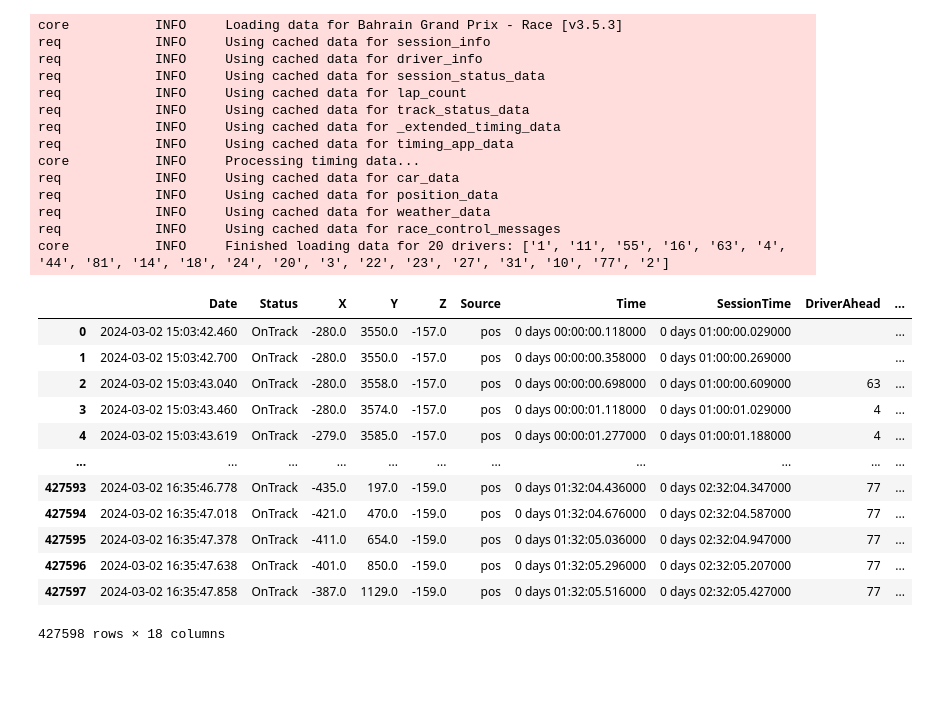
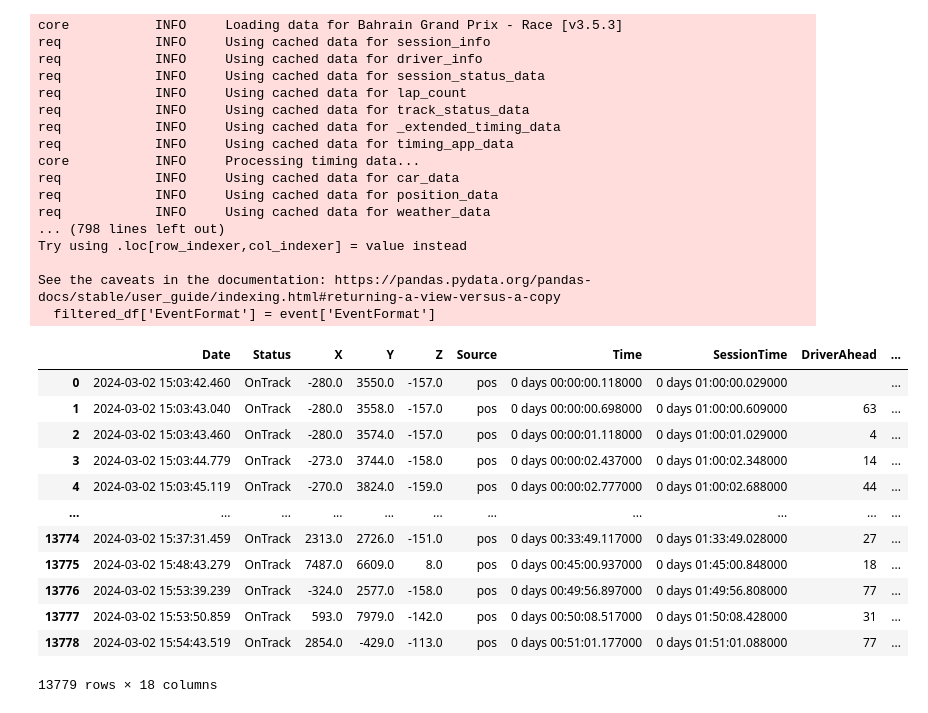
Before and after one commit to MaxwellBo/dataviz, a Jupyter notebook: src/notebook.ipynb, the cells around one changed output. Cells and saved outputs as stored; diff of their text form; code cells hidden in the pictures; blank space fills up the shorter version.

```diff
--- a/src/notebook.ipynb
+++ b/src/notebook.ipynb
@@ -47,59 +28,60 @@ for year in YEARS:
     session.load(telemetry=True)
 
     for driver in session.drivers:
-      d = session.laps.pick_drivers(driver).get_pos_data().add_driver_ahead()
+      df = session.laps.pick_drivers(driver).get_pos_data().add_driver_ahead()
 
       mask = (df['DriverAhead'].shift() != df['DriverAhead']) & \
             (df['DriverAhead'].notna()) & \
             (df['DriverAhead'].shift().notna())
 
-      # Include the first row if it has a driver ahead
       first_row_mask = df.index == 0
       if len(df) > 0 and pd.notna(df.loc[0, 'DriverAhead']):
           mask = mask | first_row_mask
 
-      # Filter the DataFrame
       filtered_df = df[mask]
 
-      dpp['DriverId'] = driver
-      dpp['DriverName'] = session.get_driver(driver).FullName
-      dpp['RoundNumber'] = event['RoundNumber']
-      dpp['Country'] = event['Country']
-      dpp['Location'] = event['Location']
-      dpp['OfficialEventName'] = event['OfficialEventName']
-      # dpp['EventDate'] = event['EventDate']
-      dpp['EventName'] = event['EventName']
-      dpp['EventFormat'] = event['EventFormat']
+      filtered_df['DriverId'] = driver
+      filtered_df['DriverName'] = session.get_driver(driver).FullName
+      filtered_df['RoundNumber'] = event['RoundNumber']
+      filtered_df['Country'] = event['Country']
+      filtered_df['Location'] = event['Location']
+      filtered_df['OfficialEventName'] = event['OfficialEventName']
+      # filtered_df['EventDate'] = event['EventDate']
+      filtered_df['EventName'] = event['EventName']
+      filtered_df['EventFormat'] = event['EventFormat']
 
-      acc.append(dpp)
+      acc.append(filtered_df)
 
 df = pd.concat(acc, ignore_index=True)
 df
 # %% [output]
 core           INFO     Loading data for Bahrain Grand Prix - Race [v3.5.3]
 req            INFO     Using cached data for session_info
 req            INFO     Using cached data for driver_info
 req            INFO     Using cached data for session_status_data
 req            INFO     Using cached data for lap_count
 req            INFO     Using cached data for track_status_data
 req            INFO     Using cached data for _extended_timing_data
 req            INFO     Using cached data for timing_app_data
 core           INFO     Processing timing data...
 req            INFO     Using cached data for car_data
 req            INFO     Using cached data for position_data
 req            INFO     Using cached data for weather_data
-req            INFO     Using cached data for race_control_messages
-core           INFO     Finished loading data for 20 drivers: ['1', '11', '55', '16', '63', '4', '44', '81', '14', '18', '24', '20', '3', '22', '23', '27', '31', '10', '77', '2']
+... (798 lines left out)
+Try using .loc[row_indexer,col_indexer] = value instead
+
+See the caveats in the documentation: https://pandas.pydata.org/pandas-docs/stable/user_guide/indexing.html#returning-a-view-versus-a-copy
+  filtered_df['EventFormat'] = event['EventFormat']
 |  | Date | Status | X | Y | Z | Source | Time | SessionTime | DriverAhead | ... |
 | 0 | 2024-03-02 15:03:42.460 | OnTrack | -280.0 | 3550.0 | -157.0 | pos | 0 days 00:00:00.118000 | 0 days 01:00:00.029000 |  | ... |
-| 1 | 2024-03-02 15:03:42.700 | OnTrack | -280.0 | 3550.0 | -157.0 | pos | 0 days 00:00:00.358000 | 0 days 01:00:00.269000 |  | ... |
-| 2 | 2024-03-02 15:03:43.040 | OnTrack | -280.0 | 3558.0 | -157.0 | pos | 0 days 00:00:00.698000 | 0 days 01:00:00.609000 | 63 | ... |
-| 3 | 2024-03-02 15:03:43.460 | OnTrack | -280.0 | 3574.0 | -157.0 | pos | 0 days 00:00:01.118000 | 0 days 01:00:01.029000 | 4 | ... |
-| 4 | 2024-03-02 15:03:43.619 | OnTrack | -279.0 | 3585.0 | -157.0 | pos | 0 days 00:00:01.277000 | 0 days 01:00:01.188000 | 4 | ... |
+| 1 | 2024-03-02 15:03:43.040 | OnTrack | -280.0 | 3558.0 | -157.0 | pos | 0 days 00:00:00.698000 | 0 days 01:00:00.609000 | 63 | ... |
+| 2 | 2024-03-02 15:03:43.460 | OnTrack | -280.0 | 3574.0 | -157.0 | pos | 0 days 00:00:01.118000 | 0 days 01:00:01.029000 | 4 | ... |
+| 3 | 2024-03-02 15:03:44.779 | OnTrack | -273.0 | 3744.0 | -158.0 | pos | 0 days 00:00:02.437000 | 0 days 01:00:02.348000 | 14 | ... |
+| 4 | 2024-03-02 15:03:45.119 | OnTrack | -270.0 | 3824.0 | -159.0 | pos | 0 days 00:00:02.777000 | 0 days 01:00:02.688000 | 44 | ... |
 | ... | ... | ... | ... | ... | ... | ... | ... | ... | ... | ... |
-| 427593 | 2024-03-02 16:35:46.778 | OnTrack | -435.0 | 197.0 | -159.0 | pos | 0 days 01:32:04.436000 | 0 days 02:32:04.347000 | 77 | ... |
-| 427594 | 2024-03-02 16:35:47.018 | OnTrack | -421.0 | 470.0 | -159.0 | pos | 0 days 01:32:04.676000 | 0 days 02:32:04.587000 | 77 | ... |
-| 427595 | 2024-03-02 16:35:47.378 | OnTrack | -411.0 | 654.0 | -159.0 | pos | 0 days 01:32:05.036000 | 0 days 02:32:04.947000 | 77 | ... |
-| 427596 | 2024-03-02 16:35:47.638 | OnTrack | -401.0 | 850.0 | -159.0 | pos | 0 days 01:32:05.296000 | 0 days 02:32:05.207000 | 77 | ... |
-| 427597 | 2024-03-02 16:35:47.858 | OnTrack | -387.0 | 1129.0 | -159.0 | pos | 0 days 01:32:05.516000 | 0 days 02:32:05.427000 | 77 | ... |
+| 13774 | 2024-03-02 15:37:31.459 | OnTrack | 2313.0 | 2726.0 | -151.0 | pos | 0 days 00:33:49.117000 | 0 days 01:33:49.028000 | 27 | ... |
+| 13775 | 2024-03-02 15:48:43.279 | OnTrack | 7487.0 | 6609.0 | 8.0 | pos | 0 days 00:45:00.937000 | 0 days 01:45:00.848000 | 18 | ... |
+| 13776 | 2024-03-02 15:53:39.239 | OnTrack | -324.0 | 2577.0 | -158.0 | pos | 0 days 00:49:56.897000 | 0 days 01:49:56.808000 | 77 | ... |
+| 13777 | 2024-03-02 15:53:50.859 | OnTrack | 593.0 | 7979.0 | -142.0 | pos | 0 days 00:50:08.517000 | 0 days 01:50:08.428000 | 31 | ... |
+| 13778 | 2024-03-02 15:54:43.519 | OnTrack | 2854.0 | -429.0 | -113.0 | pos | 0 days 00:51:01.177000 | 0 days 01:51:01.088000 | 77 | ... |
-427598 rows × 18 columns
+13779 rows × 18 columns
```
Also changed, not shown: parts of 3 cells of this notebook.
